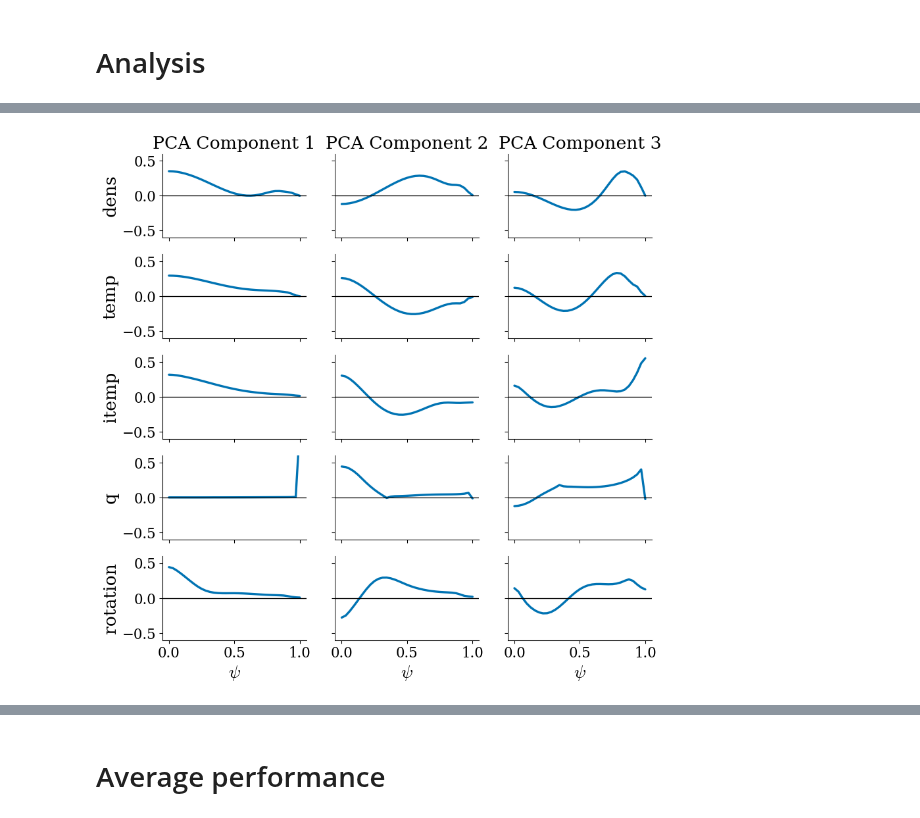
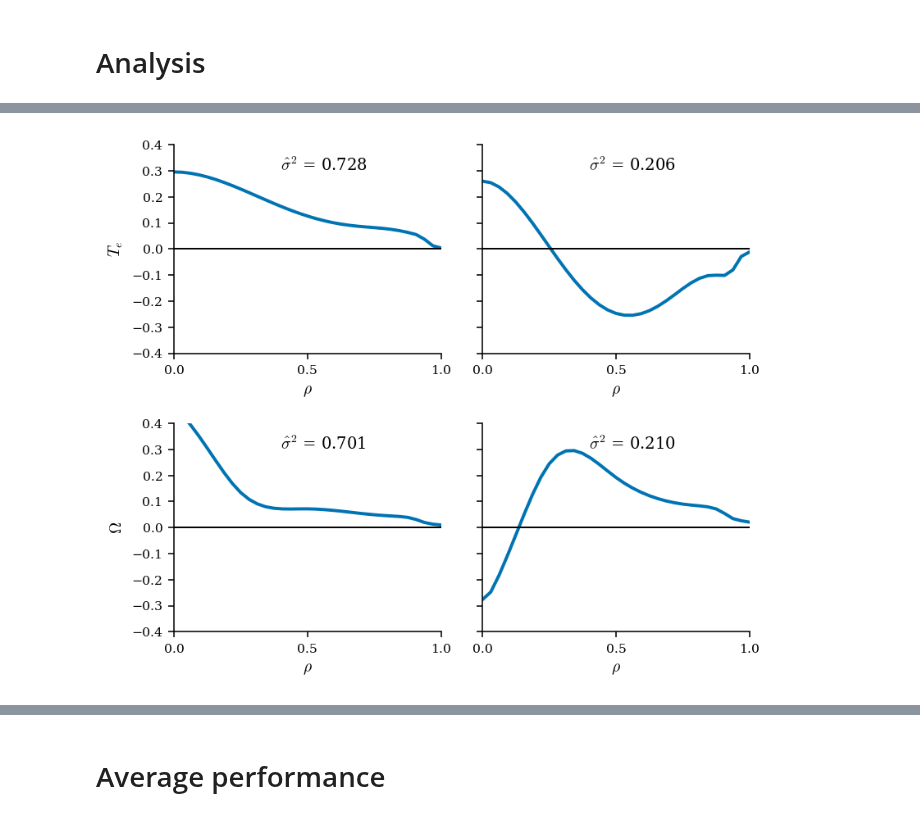
Before and after one commit to PlasmaControl/plasma-profile-predictor, a Jupyter notebook: notebooks/plots_for_paper.ipynb, the cells around one changed output, grey strips where cells are left out. Cells and saved outputs as stored; diff of their text form; code cells hidden in the pictures.

```diff
--- a/notebooks/plots_for_paper.ipynb
+++ b/notebooks/plots_for_paper.ipynb
@@ -87,12 +96,14 @@ rcParams['axes.prop_cycle'] =  color_cycle
 # %% [markdown]
 # Analysis
 # %%
-# file_path='/home/jabbate/run_results_12_11/model-conv2d_profiles-dens-temp-q_EFIT01-rotation-press_EFIT01_act-curr_target-pinj-tinj-target_density-bt_targ-dens-temp-q_EFIT01-rotation-press_EFIT01_profLB-0_actLB-6_ftop-True_11Dec19-18-30_Scenario-12.h5'
-#file_path='/home/wconlin/run_results_12_2_real/model-conv2d_profiles-dens-temp-itemp-q-rotation_act-target_density-pinj-tinj-curr_target_targ-dens-temp-itemp-q-rotation_profLB-0_actLB-6_ftop-True_28Jan20-19-43_Scenario-10.h5'
-base_path = os.path.expanduser('~/run_results_01_28/')
-files = [foo for foo in os.listdir(base_path) if foo.endswith('.h5')]
-file_path=base_path+files[6]
-file_path = '/home/wconlin/run_results_01_31/model-conv2d_profiles-dens-temp-itemp-q-rotation_act-target_density-pinj-tinj-curr_target_targ-dens-temp-itemp-q-rotation_profLB-0_actLB-6_ftop-True_01Feb20-14-47_Scenario-.h5'
+"""THIS IS THE ONE FROM THE PAPER AS OF 3/5"""
+file_path='/home/jabbate/run_results_12_11/model-conv2d_profiles-dens-temp-q_EFIT01-rotation-press_EFIT01_act-curr_target-pinj-tinj-target_density-bt_targ-dens-temp-q_EFIT01-rotation-press_EFIT01_profLB-0_actLB-6_ftop-True_11Dec19-18-30_Scenario-12.h5'
+
+# base_path = os.path.expanduser('~/run_results_02_13/')
+# model_path = 'model-conv2d_profiles-dens-temp-itemp-q-rotation_act-target_density-pinj-tinj-curr_target_targ-dens-temp-itemp-q-rotation_profLB-0_actLB-6_ftop-True_15Feb20-20-16_Scenario-62.h5'
+# file_path = base_path + model_path
+
+
 model = keras.models.load_model(file_path, compile=False)
 print('loaded model: ' + file_path.split('/')[-1])
 file_path = file_path[:-3] + '_params.pkl'
@@ -195,7 +190,7 @@ with open(os.path.expanduser('~/plasma-profile-predictor/pca_delta_kernels.pkl')
 
 ylabels = profiles #['$n_e$','$T_e$','$q$','$\Omega$','$P$']
 
-fig, axes = plt.subplots(1,len(profiles),sharey=False,figsize=(20,6))
+fig, axes = plt.subplots(1,len(profiles),sharey=False,figsize=(10,4))
 for j,profile in enumerate(profiles):
     pca=full_pca_fitter[profile]
     ax = axes[j]
@@ -203,7 +198,7 @@ for j,profile in enumerate(profiles):
     ax.plot(np.arange(1,pca.n_components+1),np.cumsum(pca.explained_variance_ratio_))
     ax.set_ylabel(ylabels[j],size=20)
     ax.set_xlabel('N modes', size=20)
-    ax.set_xticks(np.arange(1,pca.n_components+1))
+#     ax.set_xticks(np.arange(1,pca.n_components+1))
     ax.grid()
     ax.tick_params(axis='both', which='both', labelsize=16)
 #     ax.set_yscale('log')
@@ -218,25 +213,39 @@ plt.subplots_adjust(wspace=1.0)
 # %%
 """plot full pca modes"""
 
 ncols = 5
-nrows = 3
+nrows = 2
 ylabels = profiles
-fig, axes = plt.subplots(len(profiles),3, sharex=True, sharey=True,figsize=(10,10))
+# fig, axes = plt.subplots(len(profiles),nrows, sharex=False, sharey=True,figsize=(4,6))
+fig, axes = plt.subplots(2,nrows, sharex=False, sharey=True,figsize=(6,5))
+
+
+labels = ['$n_e$','$T_e$','$\Omega$','$q$','$P$']
+profiles = ['dens','temp','rotation','q_EFIT01','press_EFIT01']
 for j,profile in enumerate(profiles):
     pca=full_pca_fitter[profile]
-    for i in range(nrows):
-        ax= axes[j,i]
-        ax.plot(psi,pca.components_[i])
-        if i==0:
-            ax.set_ylabel(ylabels[j], size=20)
-        if j==0:
-            ax.set_title('PCA Component {}'.format(i+1), size=20)
-        if j==len(profiles)-1:
-            ax.set_xlabel('$\psi$',size=20)
-        ax.set_ylim(-.6,.6)
-        ax.tick_params(axis='both', which='major', labelsize=16)
+    if profile in ['temp','rotation']:
+        for i in range(nrows):
+            ax= axes[j-1,i]
+            ax.plot(psi,pca.components_[i],lw=2)
+            ax.text(0.4,0.3,'$\hat{\sigma}^2$' + ' = {:.3f}'.format(pca.explained_variance_ratio_[i]),fontsize=labelsize)
+            if i==0:
+                ax.set_ylabel(labels[j], size=labelsize)
+            if j==0:
+                ax.set_title('PCA Mode {}'.format(i+1), size=labelsize)
+            if j in [0,1,2]:
+                ax.set_xlabel('$\\rho$',size=labelsize)
+            if j in [3,4]:
+                ax.set_xlabel('$\psi$',size=labelsize)
+            ax.set_ylim(-.4,.4)
+            ax.tick_params(axis='both', which='major', labelsize=ticksize)
+            ax.set_xticks([0,.5,1])
+            ax.set_xlim(0,1)
 
-        ax.axhline(0,c='k',lw=1)
-fig.savefig('pca.png')
+            ax.axhline(0,c='k',lw=1)
+plt.subplots_adjust(hspace=0.8)
+plt.tight_layout()
+# fig.savefig('pca_modes.pdf')
+# fig.savefig('pca_modes.png')
 # %% [output]
-[figure, old version]
+[figure, new version]
```
Also changed, not shown: parts of 64 cells of this notebook, 44 other files.
